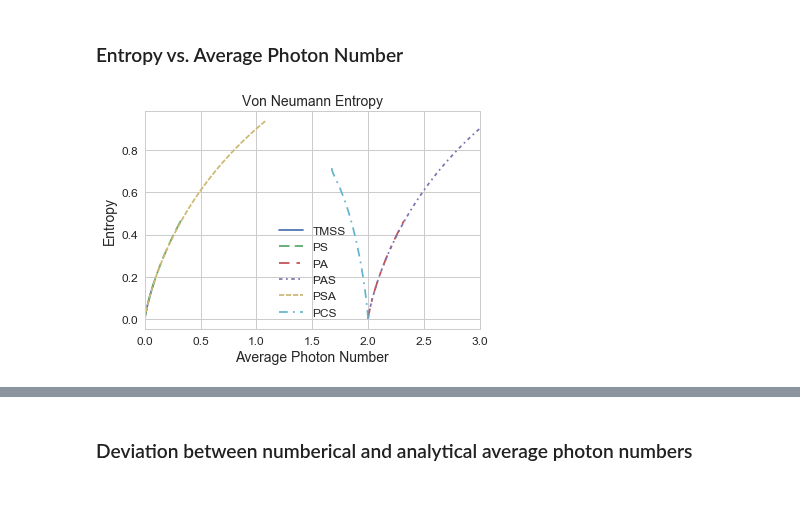
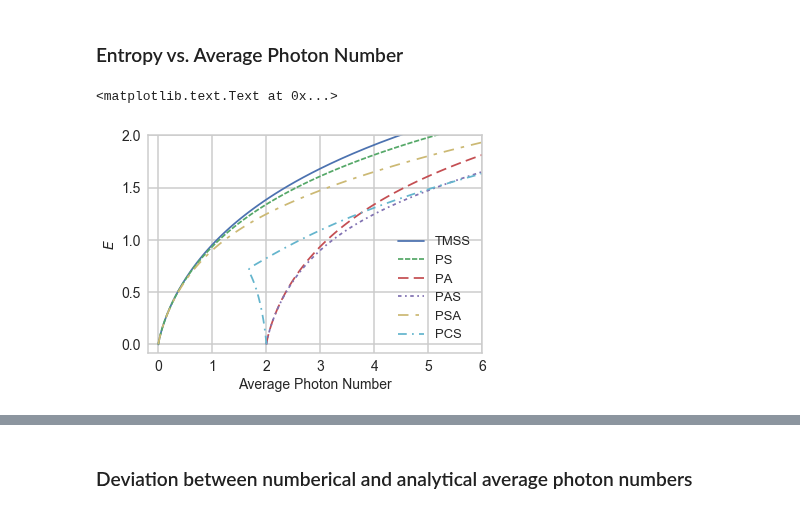
Before and after one commit to lffan/quantum_illumination, a Jupyter notebook: ipynbs/Experiment_0_Basic_Attributes.ipynb, the cells around one changed output, grey strips where cells are left out. Drawn from its saved outputs; the diff is of its cells as text; code cells hidden in the pictures.

```diff
--- a/ipynbs/Experiment_0_Basic_Attributes.ipynb
+++ b/ipynbs/Experiment_0_Basic_Attributes.ipynb
@@ -231,15 +231,0 @@ plt.show()
-# %%
-for name in names:
-    temp_df = df2[df2['State'] == name]
-    if name == 'TMSS':
-        plt.plot(temp_df['lambda'], temp_df['Aver_N'], label=name)
-    else:
-        plt.plot(temp_df['lambda'], temp_df['Aver_N'],
-                 dashes=dashes[name], label=name)
-# plt.xlim(0, 2)
-plt.ylim(-0.4, 6.4)
-plt.legend(loc=0, fontsize=12)
-plt.xlabel("$\lambda$")
-plt.ylabel("Photon Number")
-plt.title("Photon Number")
-plt.show()
@@ -248,16 +231,0 @@ plt.show()
-# %%
-for name in names:
-    temp_df = df2[df2['State'] == name]
-    if name == 'TMSS':
-        plt.plot(temp_df['lambda'], temp_df['Aver_N'], label=name)
-    else:
-        plt.plot(temp_df['lambda'], temp_df['Aver_N'],
-                 dashes=dashes[name], label=name)
-# plt.xlim(0, 2)
-# plt.ylim(0.43, 0.5)
-plt.legend(loc=(0.02, 0.1), fontsize=12)
-plt.xlabel("$\lambda$")
-plt.ylabel("Average Photon Number")
-# plt.title("Average Photon Number")
-plt.savefig('../output/figures/g_nbar_vs_lambda.pdf', bbox_inches='tight')
-plt.show()
@@ -267,19 +233,18 @@ plt.show()
 ### Entropy vs. Average Photon Number
 # %%
 for name in names:
-    temp_df = df2[df2['State'] == name]
+    temp_df = df1[df1['State'] == name]
     if name == 'TMSS':
         plt.plot(temp_df['Aver_N'], temp_df['VN_Entropy'], label=name)
     else:
         plt.plot(temp_df['Aver_N'], temp_df['VN_Entropy'],
                  dashes=dashes[name], label=name)
-
-plt.xlim(0, 3)
-# plt.ylim(0.43, 0.5)
-plt.legend(loc=0, fontsize=12)
+plt.xlim(-0.2, 6)
+plt.ylim(-0.08, 2.0)
+plt.legend()
 plt.xlabel("Average Photon Number")
-plt.ylabel("Entropy")
-plt.title("Von Neumann Entropy")
-plt.show()
+plt.ylabel("$E$")
+# plt.savefig('../output/figures/g_entropy_vs_nbar_nth_1.pdf', bbox_inches='tight')
 # %% [output]
+<matplotlib.text.Text at 0x...>
-[figure, old version]
+[figure, new version]
```
Also changed, not shown: parts of 17 cells of this notebook, 6 other files.
